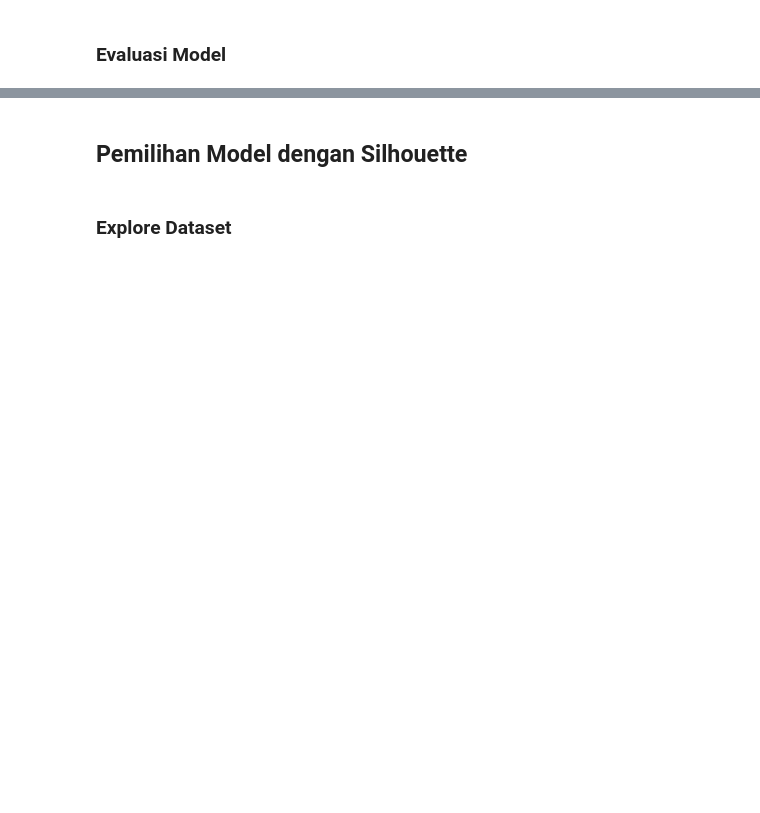
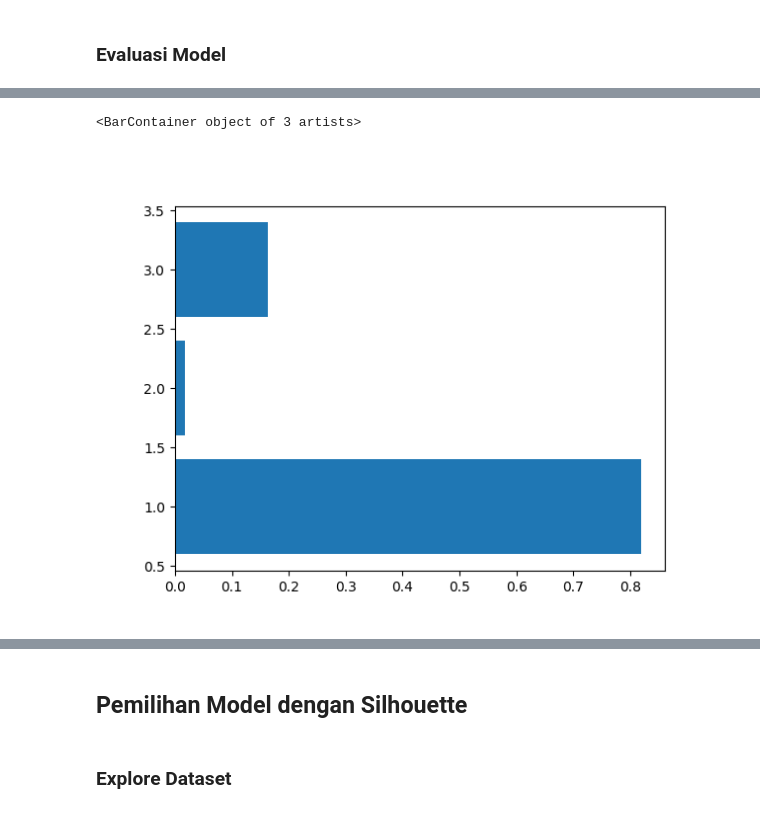
Before and after one commit to inixrust/datasets, a Jupyter notebook: Day4.ipynb, the cells around one changed output, grey strips where cells are left out. Saved outputs shown, nothing was run; the diff lists cells and outputs as text; code cells hidden in the pictures; blank space fills up the shorter version.

```diff
--- a/Day4.ipynb
+++ b/Day4.ipynb
@@ -559,6 +609,11 @@ means
 # %%
 # buat visual dari rata2 kolom hasil clustering
+fig, ax = plt.subplots()
+
 plt.barh([1, 2, 3], means)
+# %% [output]
+<BarContainer object of 3 artists>
+[figure, added]
 # %%
 # mwmbuR visual sebaran kategori untuk setiap cluster
 
```
Also changed, not shown: parts of 25 cells of this notebook.
